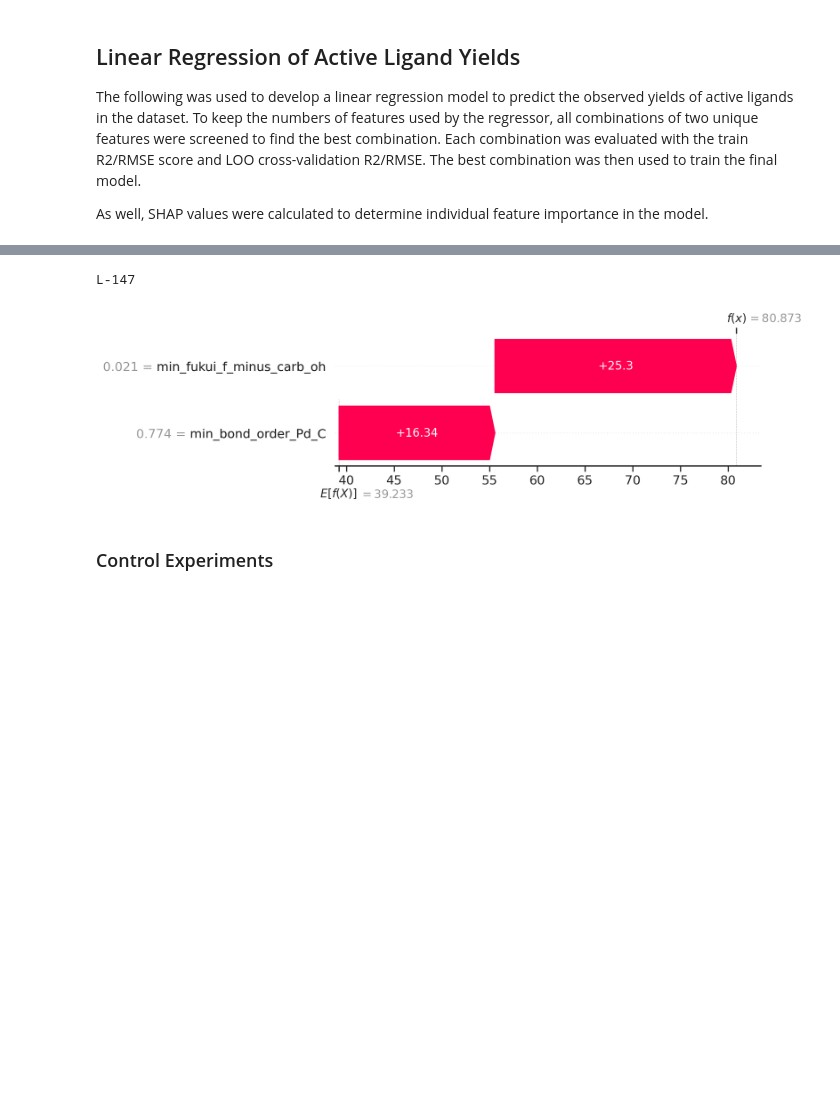
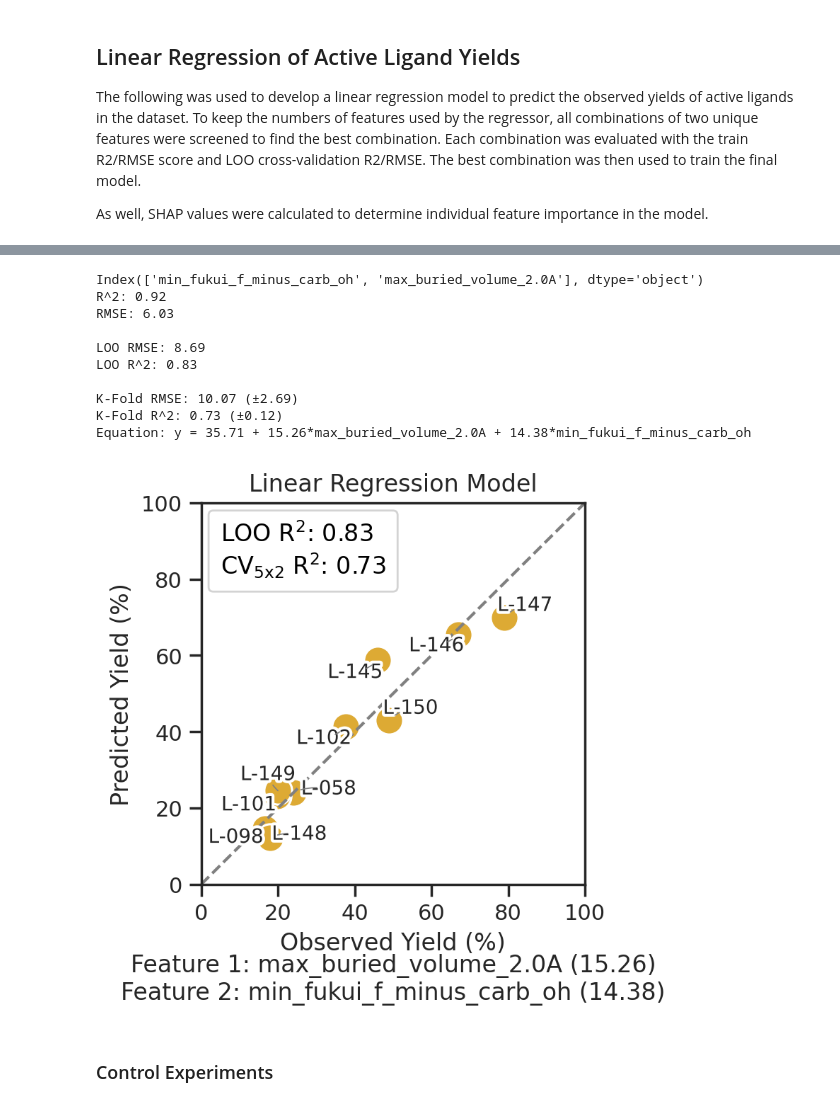
Before and after one commit to Hartwig-Group/AbbVie-CN-Couplings-QSRR-and-HTE, a Jupyter notebook: notebooks/ligand-qsar/nh-linear-regression.ipynb, the cells around one changed output, grey strips where cells are left out. Drawn from its saved outputs; the diff is of its cells as text; code cells hidden in the pictures; blank space fills up the shorter version.

```diff
--- a/notebooks/ligand-qsar/nh-linear-regression.ipynb
+++ b/notebooks/ligand-qsar/nh-linear-regression.ipynb
@@ -173,10 +183,11 @@ def evaluate_combination(features: tuple):
     rmse = round(metrics.root_mean_squared_error(y, preds), 2)
 
     if r2 < 0.8:
-        return (features, r2, rmse, 0, 0)
+        return (features, r2, 0, 0)
 
-    kfold = LeaveOneOut()
+    kfold = RepeatedKFold(n_repeats=5, n_splits=2, random_state=0)
     kfold_rmses = []
+    kfold_r2s = []
     for train_index, test_index in kfold.split(X, y):
         X_train, X_test = X.iloc[train_index], X.iloc[test_index]
         y_train, y_test = y[train_index], y[test_index]
@@ -184,14 +195,18 @@ def evaluate_combination(features: tuple):
         clf.fit(X_train[list(features)], y_train)
         preds = clf.predict(X_test[list(features)])
         kfold_rmses.append(metrics.root_mean_squared_error(y_test, preds))
-    kfold_rmse = round(np.mean(kfold_rmses), 2)
+        kfold_r2s.append(metrics.r2_score(y_test, preds))
 
+    cv5x2_r2 = round(np.mean(kfold_r2s), 2)
+
+    kfold = LeaveOneOut()
     cv_preds = cross_val_predict(clf, X[list(features)], y, cv=kfold)
     kfold_r2 = round(metrics.r2_score(y, cv_preds), 2)
+    kfold_rmse = round(metrics.root_mean_squared_error(y, cv_preds), 2)
     if kfold_r2 < 0:
         return (features, r2, rmse, 0, kfold_rmse)
 
-    return (features, r2, rmse, kfold_r2, kfold_rmse)
+    return (features, r2, kfold_r2, cv5x2_r2)
 
 
 combinations_list = list(combinations(X.columns, 2))
@@ -199,13 +214,9 @@ combinations_list = list(combinations(X.columns, 2))
 print(f"Number of combinations: {len(combinations_list)}")
 
 if run:
-    results = Parallel(n_jobs=-1)(
-        delayed(evaluate_combination)(features) for features in tqdm(combinations_list)
-    )
+    results = Parallel(n_jobs=-1)(delayed(evaluate_combination)(features) for features in tqdm(combinations_list))
 
     results = sorted(results, key=lambda x: x[3], reverse=True)
-    for features, r2, rmse, kfold_r2, kfold_rmse in results[:10]:
-        print(
-            f"Features: {features}, R2: {r2}, RMSE: {rmse},  LOO R2: {kfold_r2}, LOO RMSE: {kfold_rmse}"
-        )
+    for features, r2, kfold_r2, cv5x2_r2 in results[:5]:
+        print(f"Features: {list(features)}, R2: {r2}, CV5x2 R2: {cv5x2_r2}, LOO R2: {kfold_r2}")
 # %% [output]
@@ -254,21 +229,22 @@ Intercept: 39.98894533064001
-# %%
-import shap
-
-X_inv = pd.DataFrame(scaler.inverse_transform(X), columns=X.columns)
-X_feat_inv = X_inv[X_feat.columns]
-
-clf.fit(X_feat, y)
-explainer = shap.explainers.LinearExplainer(clf, X_feat)
-shap_values = explainer(X_feat)
-for i, c in enumerate(X_feat.columns):
-    shap_values.feature_names[i] = c
-shap_values.data = X_feat_inv.values
-
-print(df.ligand_1_name.values[-4])
-shap.plots.waterfall(shap_values[-4])
-# %% [output]
-L-147
-[figure, removed]
+# %%
+evaluate_model(
+    LinearRegression(),
+    X[list(results[0][0])],
+    y,
+    title="Linear Regression Model",
+)
+# %% [output]
+Index(['min_fukui_f_minus_carb_oh', 'max_buried_volume_2.0A'], dtype='object')
+R^2: 0.92
+RMSE: 6.03
+
+LOO RMSE: 8.69
+LOO R^2: 0.83
+
+K-Fold RMSE: 10.07 (±2.69)
+K-Fold R^2: 0.73 (±0.12)
+Equation: y = 35.71 + 15.26*max_buried_volume_2.0A + 14.38*min_fukui_f_minus_carb_oh
+[figure, added]
 # %% [markdown]
 ### Control Experiments
 # %%
```
Also changed, not shown: parts of 7 cells of this notebook, 7 other files.
